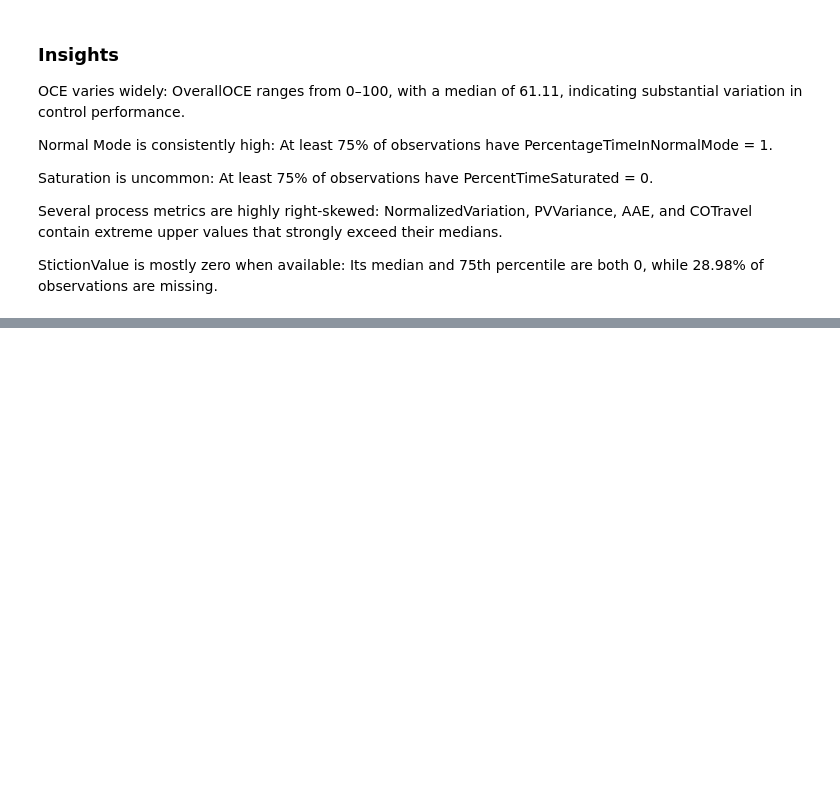
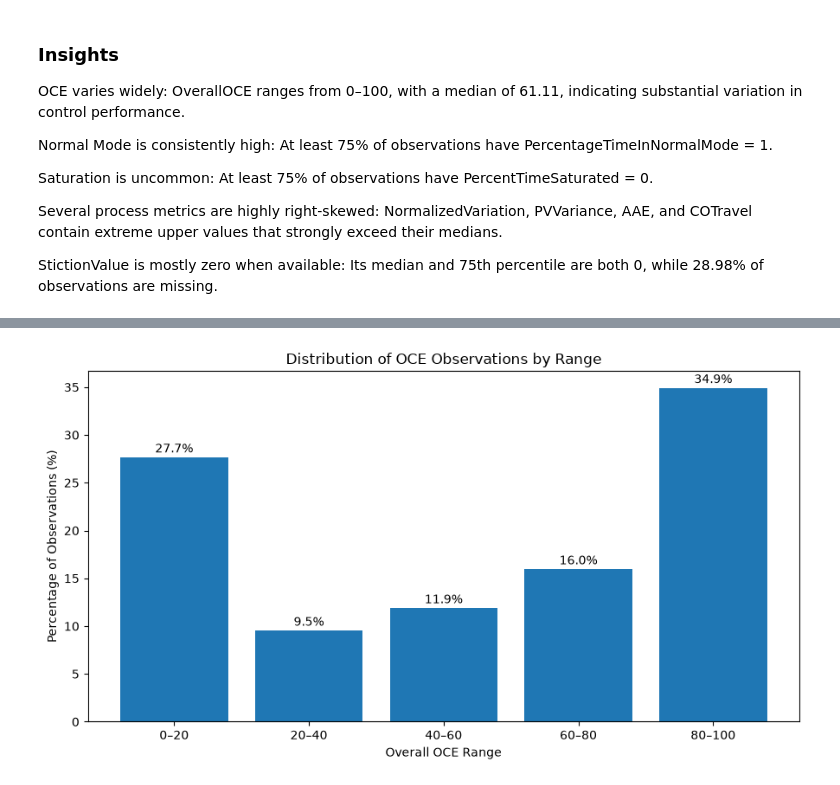
Before and after one commit to DataByThinh/control-station, a Jupyter notebook: notebooks/eda.ipynb, the cells around one changed output, grey strips where cells are left out. Cells and saved outputs as stored; diff of their text form; code cells hidden in the pictures; blank space fills up the shorter version.

```diff
--- a/notebooks/eda.ipynb
+++ b/notebooks/eda.ipynb
@@ -675,0 +740,28 @@ StictionValue is mostly zero when available: Its median and 75th percentile are
+# %%
+# Visualize OCE observations by range
+plt.figure(figsize=(9, 5))
+
+bars = plt.bar(
+    oce_range_summary.index.astype(str),
+    oce_range_summary["percentage"]
+)
+
+# Add percentage labels
+for bar in bars:
+    height = bar.get_height()
+
+    plt.text(
+        bar.get_x() + bar.get_width() / 2,
+        height + 0.5,
+        f"{height:.1f}%",
+        ha="center"
+    )
+
+plt.title("Distribution of OCE Observations by Range")
+plt.xlabel("Overall OCE Range")
+plt.ylabel("Percentage of Observations (%)")
+
+plt.tight_layout()
+plt.show()
+# %% [output]
+[figure, added]
```
Also changed, not shown: parts of 14 cells of this notebook.
